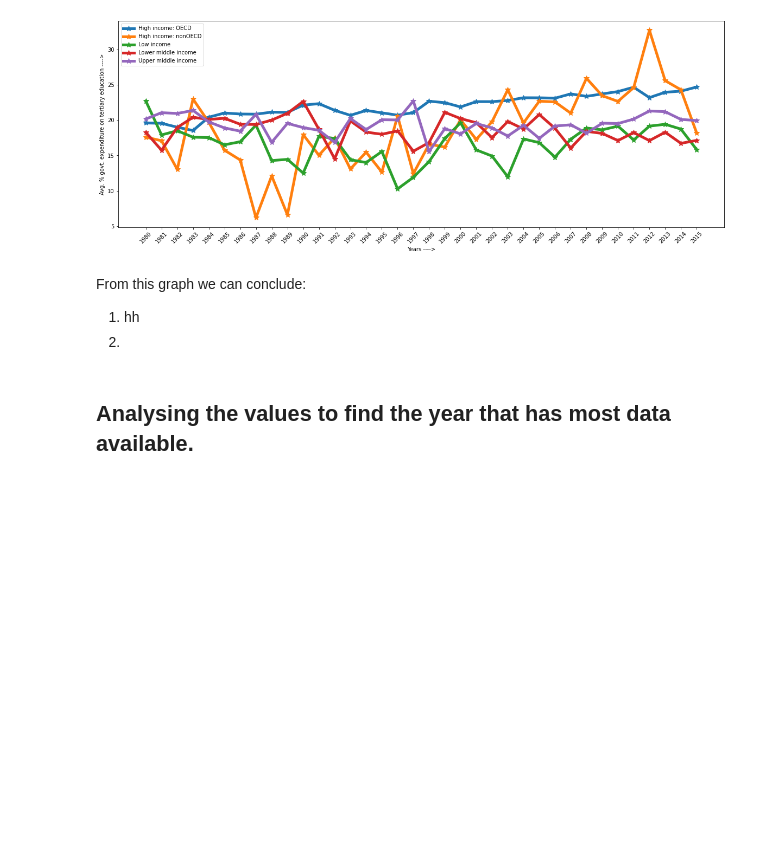
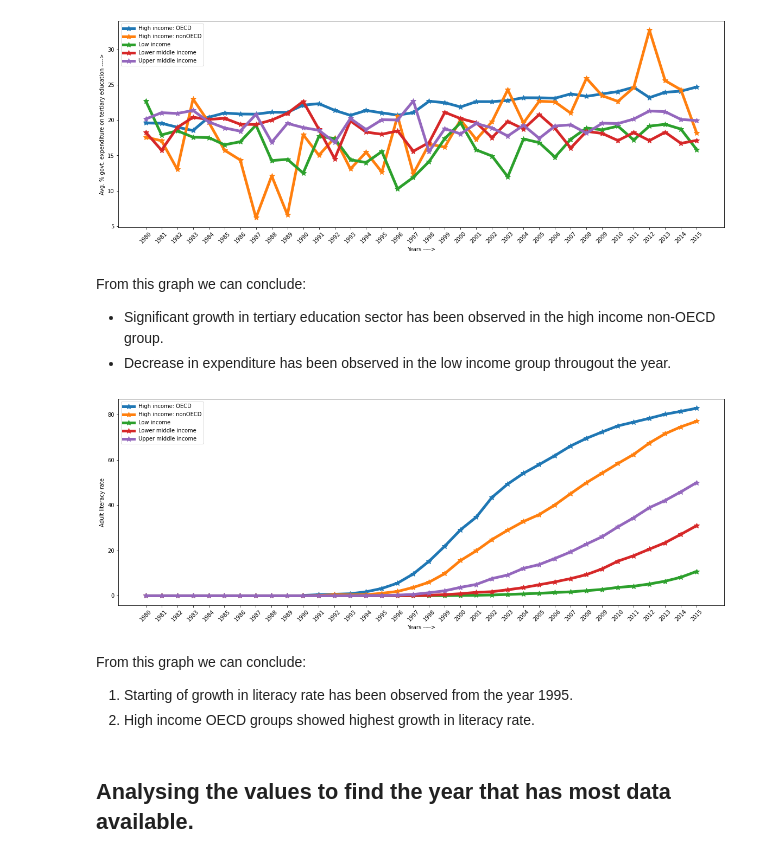
Before and after one commit to deba-roy/World_Bank_Global_Education_Analysis, a Jupyter notebook: DEBARTHA_ROY_CHOWDHURY_World_Bank_Global_Education_Analysis_Capstone_Project.ipynb, the cells around one changed output. Cells and saved outputs as stored; diff of their text form; code cells hidden in the pictures; blank space fills up the shorter version.

```diff
--- a/DEBARTHA_ROY_CHOWDHURY_World_Bank_Global_Education_Analysis_Capstone_Project.ipynb
+++ b/DEBARTHA_ROY_CHOWDHURY_World_Bank_Global_Education_Analysis_Capstone_Project.ipynb
@@ -489,11 +484,20 @@ From this graph we can conclude:
 income_group_plot('Expenditure on tertiary as % of government expenditure on education (%)','Avg. % govt. expenditure on tertiary education ---->')
 # %% [output]
 [figure]
-# %% [markdown]
-From this graph we can conclude:
-
-  1. hh
-  2.
+# %% [markdown]
+From this graph we can conclude:
+
+*  Significant growth in tertiary education sector has been observed in the high income non-OECD group.
+*  Decrease in expenditure has been observed in the low income group througout the year.
+# %%
+income_group_plot('Internet users (per 100 people)', 'Adult literacy rate')
+# %% [output]
+[figure, added]
+# %% [markdown]
+From this graph we can conclude:
+
+  1. Starting of growth in literacy rate has been observed from the year 1995.
+  2. High income OECD groups showed highest growth in literacy rate.
 # %% [markdown]
 ## Analysing the values to find the year that has most data available.
 # %%
```
Also changed, not shown: parts of 16 cells of this notebook.
